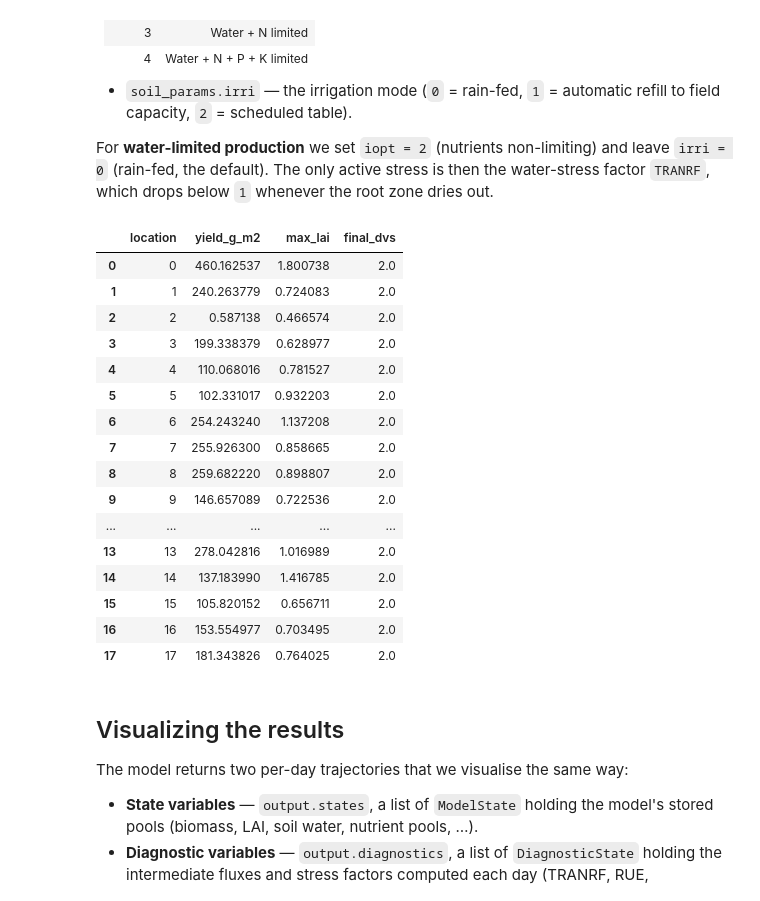
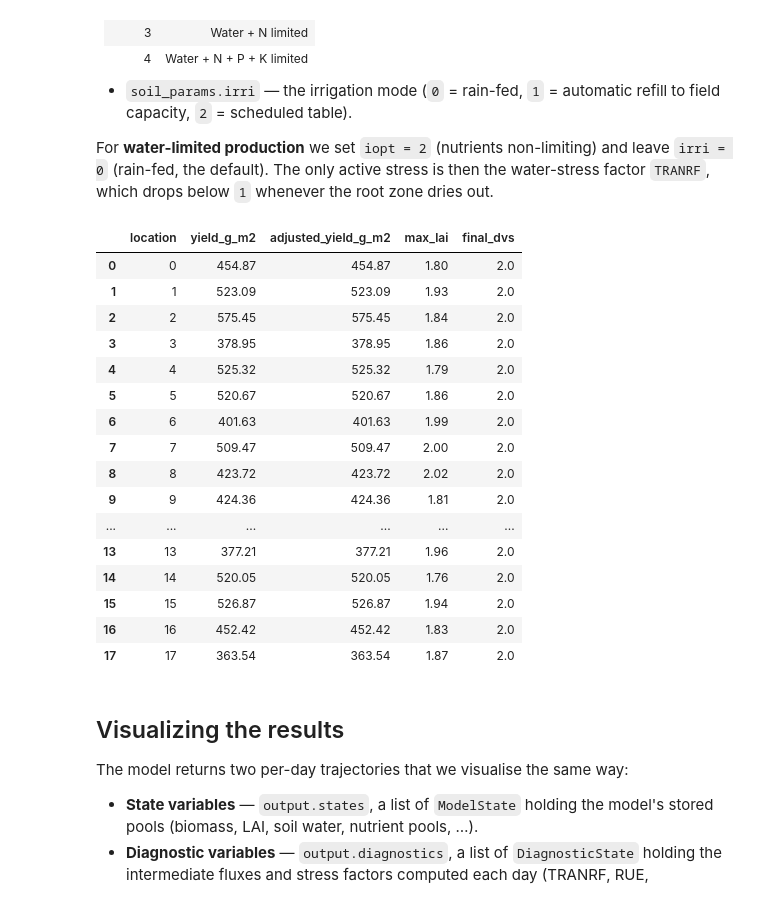
Before and after one commit to geonextgis/torchcrop, a Jupyter notebook: docs/examples/02_water_limited/water_limited_(winter_wheat).ipynb, the cells around one changed output. Cells and saved outputs as stored; diff of their text form; code cells hidden in the pictures.

```diff
--- a/docs/examples/02_water_limited/water_limited_(winter_wheat).ipynb
+++ b/docs/examples/02_water_limited/water_limited_(winter_wheat).ipynb
@@ -77,7 +77,7 @@ class TorchCropDataset(Dataset):
     # CSV weather columns, in the exact order torchcrop expects them.
     WEATHER_COLS = [
         "Date",          # -> doy
-        "TempMean",      # -> davtmp
+        "TempMean",      # -> davtmp (recomputed as (TempMin+TempMax)/2 below)
         "TempMin",       # -> tmin
         "TempMax",       # -> tmax
         "Radiation",     # -> irrad
@@ -136,6 +136,9 @@ class TorchCropDataset(Dataset):
             self.weather_dir / f"{location}.csv", parse_dates=["Date"]
         )
         df = df[self.WEATHER_COLS].copy()
+        # SIMPLACE drives phenology with TMPA = (TMIN+TMAX)/2 (Phenology.java:513),
+        # not the measured TempMean; match it to reproduce the reference.
+        df["TempMean"] = (df["TempMin"] + df["TempMax"]) / 2.0
         df["Radiation"] = df["Radiation"] / 1000.0   # kJ -> MJ m-2 d-1
         df["Date"] = df["Date"].dt.dayofyear          # date -> day-of-year
         return torch.as_tensor(df.values, dtype=self.dtype)  # [T, 8]
@@ -220,52 +223,53 @@ dries out.
 # %%
 # Winter-wheat crop parameters in water-limited mode (IOPT=2): nutrient stress
 # is switched off and no fertiliser is applied. Irrigation is left at its
 # default (`soil_params.irri = 0`, rain-fed), so soil water is the only stress.
 crop_params = CropParameters(crop_name="wheat")
 crop_params.iopt = torch.tensor(2.0)
 
 # Assemble all 18 locations into one batch and run a single forward pass.
 samples = [dataset[i] for i in range(len(dataset))]
 weather, soil_params, site_params = collate_torchcrop(samples)
 
 # Move every tensor input onto the target device.
 crop_params = crop_params.to(device=device)
 soil_params = soil_params.to(device=device)
 site_params = site_params.to(device=device)
 weather = weather.to(device=device)
 
 model = Lintul5Model(crop_params, soil_params, site_params).eval().to(device)
 with torch.no_grad():
     output = model(weather, start_doy=1)
 
 # Per-location summary at maturity.
 results = pd.DataFrame(
     {
         "location": list(dataset.locations),
-        "yield_g_m2": output.yield_.tolist(),
-        "max_lai": output.lai.max(dim=1).values.tolist(),
+        "yield_g_m2": np.round(output.yield_.tolist(), 2),
+        "adjusted_yield_g_m2": np.round(output.adjusted_yield.tolist(), 2),
+        "max_lai": np.round(output.lai.max(dim=1).values.tolist(), 2),
         "final_dvs": output.dvs[:, -1].tolist(),
     }
 )
 results
 # %% [output]
-|  | location | yield_g_m2 | max_lai | final_dvs |
-| 0 | 0 | 460.162537 | 1.800738 | 2.0 |
-| 1 | 1 | 240.263779 | 0.724083 | 2.0 |
-| 2 | 2 | 0.587138 | 0.466574 | 2.0 |
-| 3 | 3 | 199.338379 | 0.628977 | 2.0 |
-| 4 | 4 | 110.068016 | 0.781527 | 2.0 |
-| 5 | 5 | 102.331017 | 0.932203 | 2.0 |
-| 6 | 6 | 254.243240 | 1.137208 | 2.0 |
-| 7 | 7 | 255.926300 | 0.858665 | 2.0 |
-| 8 | 8 | 259.682220 | 0.898807 | 2.0 |
-| 9 | 9 | 146.657089 | 0.722536 | 2.0 |
-| ... | ... | ... | ... | ... |
-| 13 | 13 | 278.042816 | 1.016989 | 2.0 |
-| 14 | 14 | 137.183990 | 1.416785 | 2.0 |
-| 15 | 15 | 105.820152 | 0.656711 | 2.0 |
-| 16 | 16 | 153.554977 | 0.703495 | 2.0 |
-| 17 | 17 | 181.343826 | 0.764025 | 2.0 |
+|  | location | yield_g_m2 | adjusted_yield_g_m2 | max_lai | final_dvs |
+| 0 | 0 | 454.87 | 454.87 | 1.80 | 2.0 |
+| 1 | 1 | 523.09 | 523.09 | 1.93 | 2.0 |
+| 2 | 2 | 575.45 | 575.45 | 1.84 | 2.0 |
+| 3 | 3 | 378.95 | 378.95 | 1.86 | 2.0 |
+| 4 | 4 | 525.32 | 525.32 | 1.79 | 2.0 |
+| 5 | 5 | 520.67 | 520.67 | 1.86 | 2.0 |
+| 6 | 6 | 401.63 | 401.63 | 1.99 | 2.0 |
+| 7 | 7 | 509.47 | 509.47 | 2.00 | 2.0 |
+| 8 | 8 | 423.72 | 423.72 | 2.02 | 2.0 |
+| 9 | 9 | 424.36 | 424.36 | 1.81 | 2.0 |
+| ... | ... | ... | ... | ... | ... |
+| 13 | 13 | 377.21 | 377.21 | 1.96 | 2.0 |
+| 14 | 14 | 520.05 | 520.05 | 1.76 | 2.0 |
+| 15 | 15 | 526.87 | 526.87 | 1.94 | 2.0 |
+| 16 | 16 | 452.42 | 452.42 | 1.83 | 2.0 |
+| 17 | 17 | 363.54 | 363.54 | 1.87 | 2.0 |
 # %% [markdown]
 ## Visualizing the results
 
```
Also changed, not shown: parts of 2 cells of this notebook, 2 other files.
